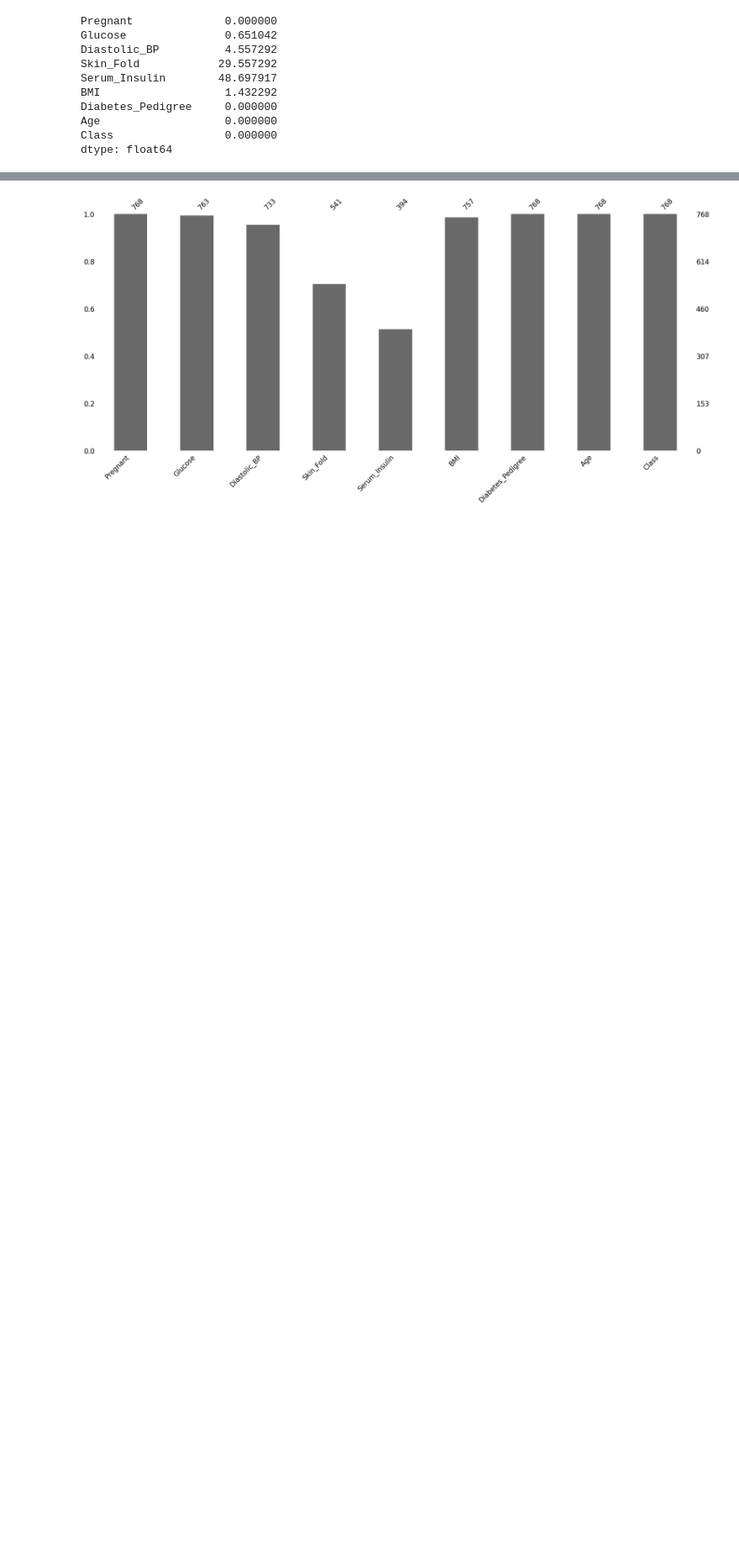
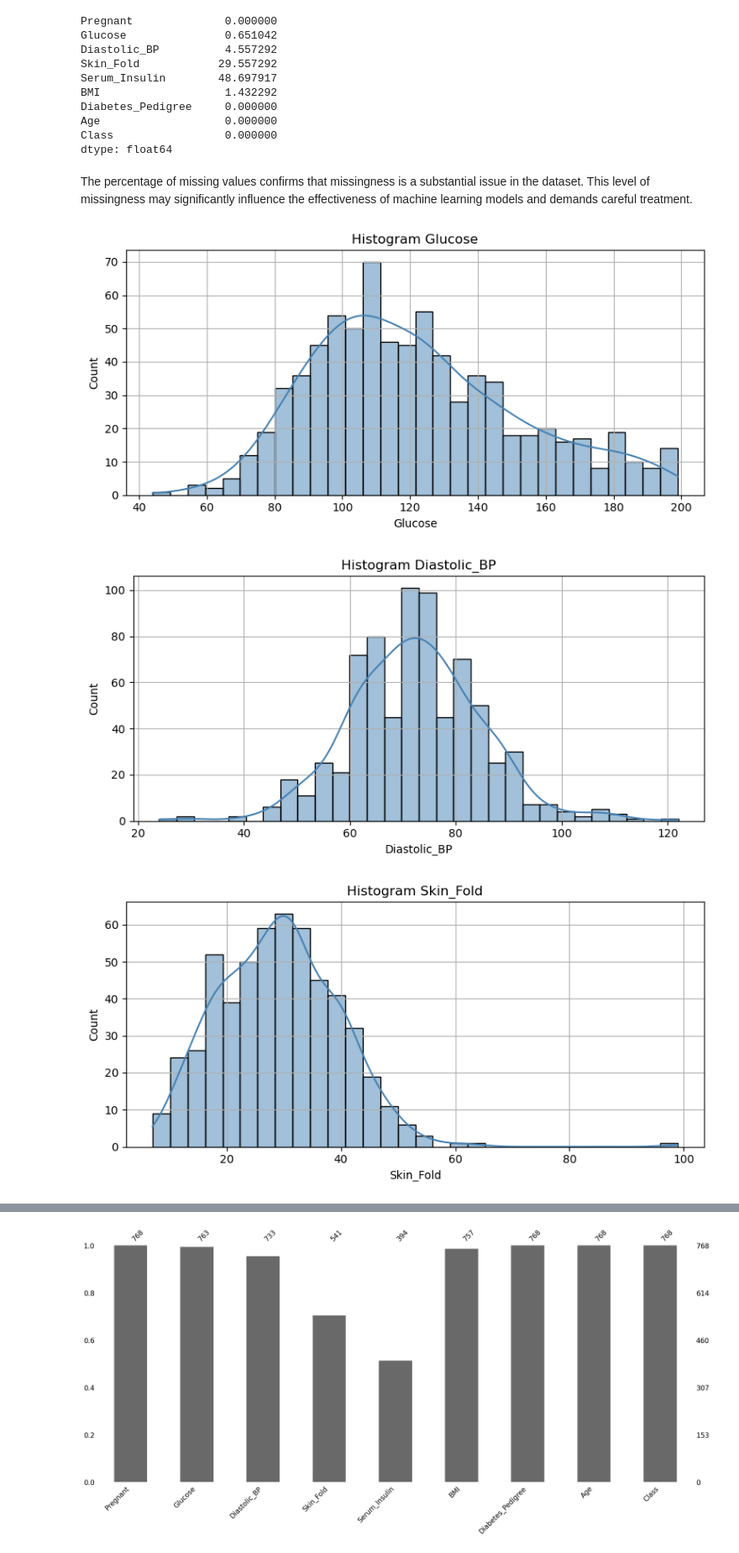
Before and after one commit to alejo1630/missing_values, a Jupyter notebook: Missing_Values_Analysis.ipynb, the cells around one changed output, grey strips where cells are left out. Shown at 84% size. Saved outputs shown, nothing was run; the diff lists cells and outputs as text; code cells hidden in the pictures; blank space fills up the shorter version.

```diff
--- a/Missin_Values_Analysis.ipynb
+++ b/Missing_Values_Analysis.ipynb
@@ -66,3 +97,21 @@ Diabetes_Pedigree     0.000000
 Age                   0.000000
 Class                 0.000000
 dtype: float64
+# %% [markdown]
+The percentage of missing values confirms that missingness is a substantial issue in the dataset. This level of missingness may significantly influence the effectiveness of machine learning models and demands careful treatment.
+# %%
+# Distributions of Columns with Missing Values
+
+for column in df.columns:
+    if df[column].isna().sum() > 0:
+        plt.figure(figsize=(8, 4))
+        sns.histplot(df[column].dropna(), kde=True, bins=30, color='steelblue')
+        plt.title(f'Histogram {column}')
+        plt.xlabel(column)
+        plt.grid(True)
+        plt.tight_layout()
+        plt.show()
+# %% [output]
+[figure, added]
+[figure, added]
+[figure, added]
```
Also changed, not shown: parts of 68 cells of this notebook.
